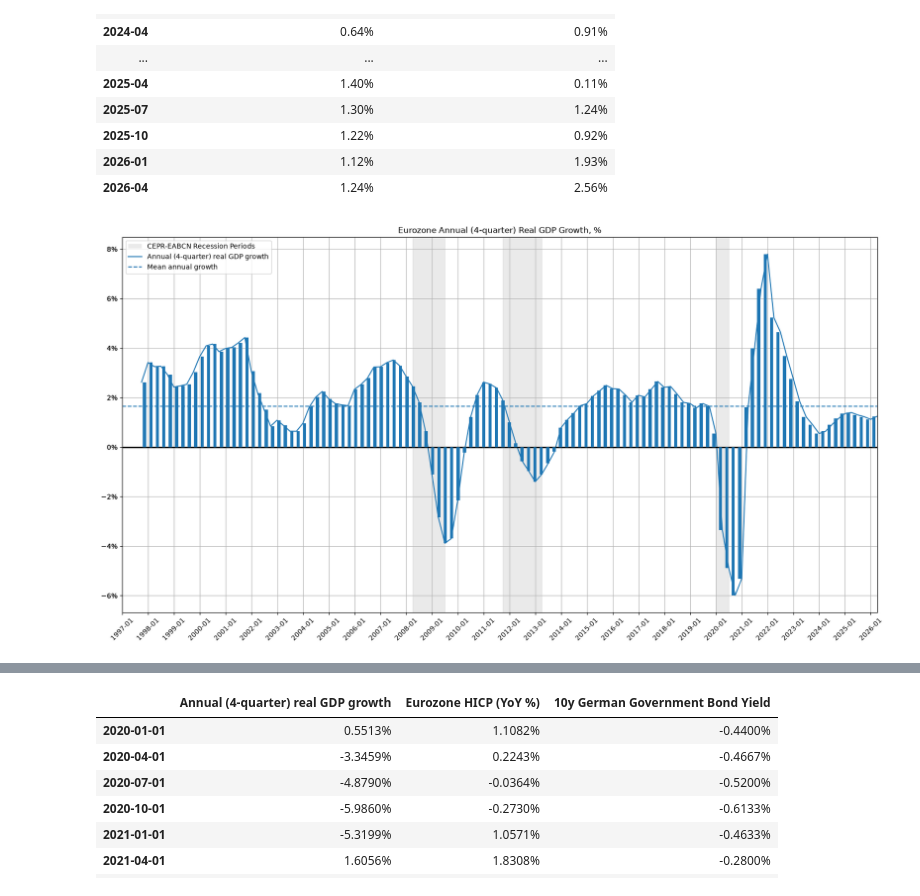
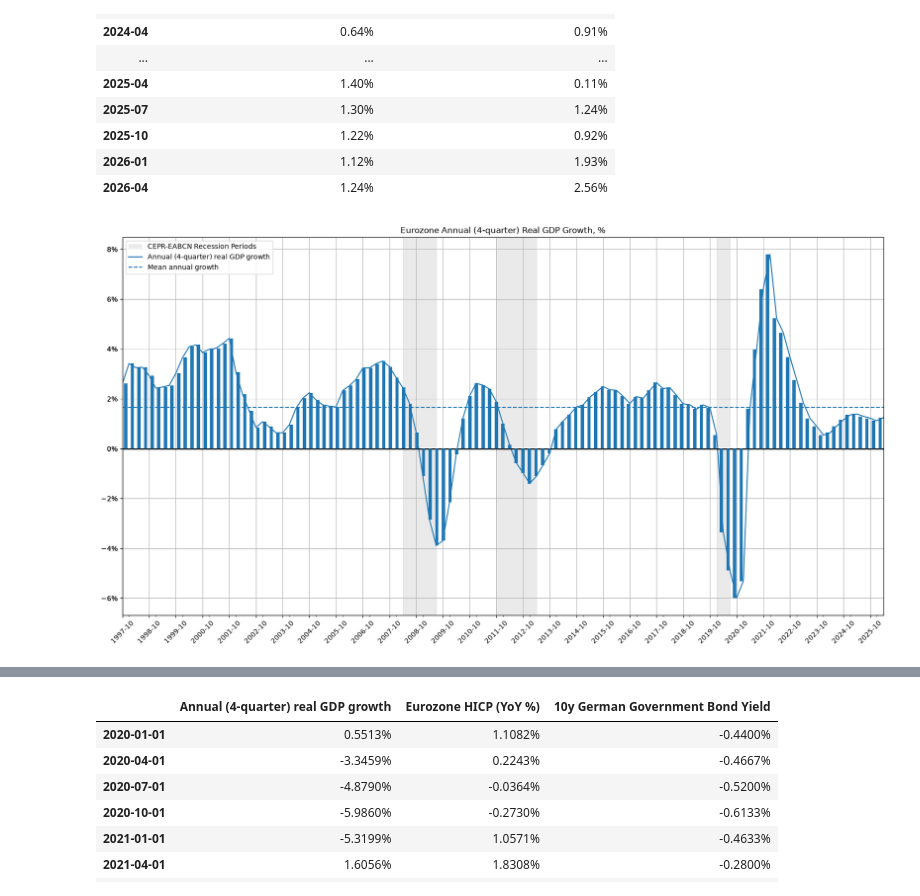
Before and after one commit to ilchen/EU_Economic_Data_Analysis, a Jupyter notebook: HICP_and_ECB_Rates.ipynb, the cells around one changed output, grey strips where cells are left out. Drawn from its saved outputs; the diff is of its cells as text; code cells hidden in the pictures.

```diff
--- a/HICP_and_ECB_Rates.ipynb
+++ b/HICP_and_ECB_Rates.ipynb
@@ -268,19 +289,20 @@ real_gdp.tail(18).style.format_index(IDX_FORMAT).format('{:.2%}')\
 | 2026-01 | 1.12% | 1.93% |
 | 2026-04 | 1.24% | 2.56% |
 # %%
+real_gdp.dropna(inplace=True)
 ax = real_gdp.iloc[:,0].plot(figsize=(20,10), grid=True, title='Eurozone Annual (4-quarter) Real GDP Growth, %',
                    xticks=real_gdp.index[::4], xlabel='', rot=45)#, yticks=np.arange(-.15, .2, 0.025))
 ax.axhline(y=0, lw=2, c='k')
 ax.yaxis.set_major_formatter(mtick.PercentFormatter(1, decimals=0))
 ax2 = ax.twiny()
 with pd.plotting.plot_params.use("x_compat", True):
     real_gdp.iloc[:,0].plot.bar(ax=ax2, xlabel='', legend=False)
 ax.axhline(y=real_gdp.iloc[:,0].mean(), ls='--', c='#1f77b4', label='Mean annual growth')
 add_recession_shading(ax, recessions, label='CEPR-EABCN Recession Periods')
 ax2.xaxis.set_major_locator(mtick.NullLocator())
 _ = ax.set_xticklabels(list(map('{:%Y-%m}'.format, real_gdp.index[::4])))
 # %% [output]
-[figure, old version]
+[figure, new version]
 # %%
 print(f'Mean annual (4-quarter) real GDP growth in the Euro area since {real_gdp.index[0]:%Y-%m-%d}: '
       f'{real_gdp.iloc[:,0].mean():.2%}')
```
Also changed, not shown: parts of 25 cells of this notebook.
